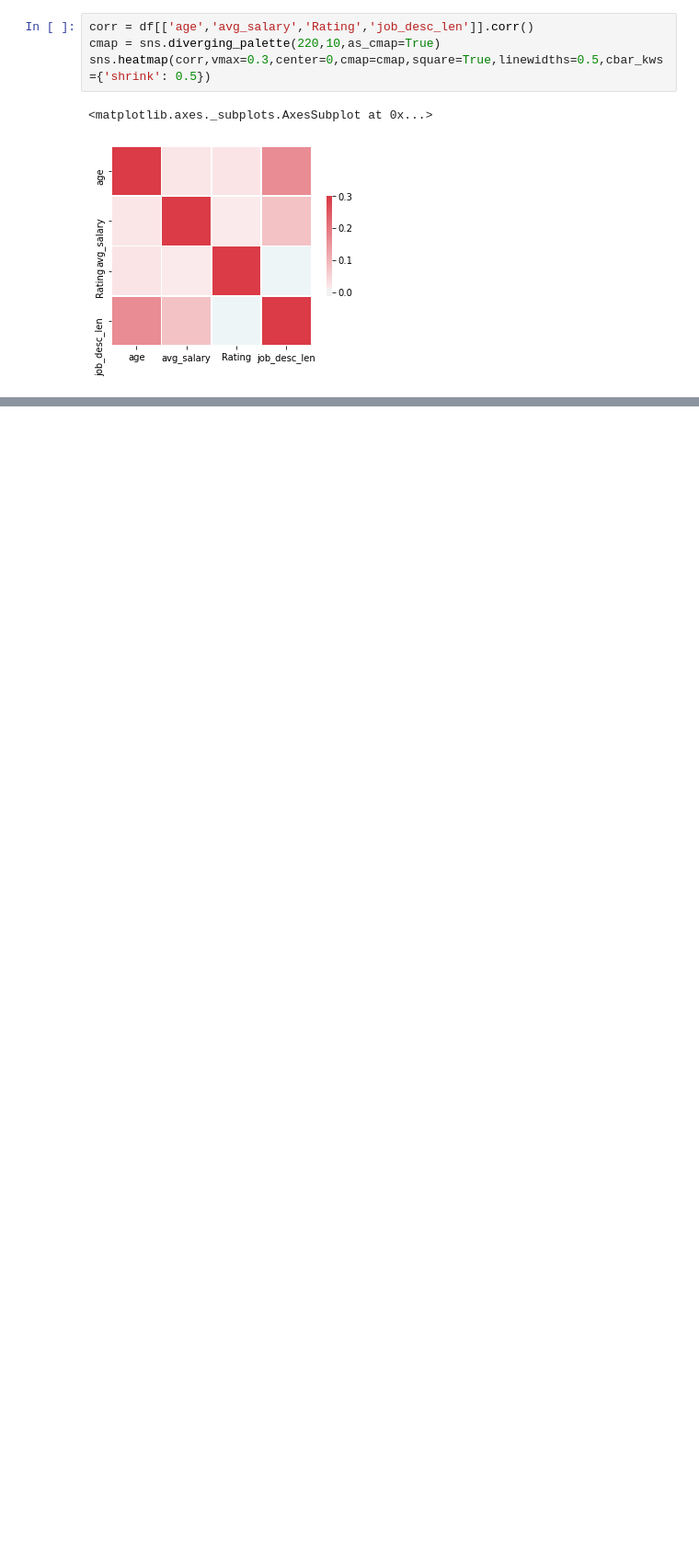
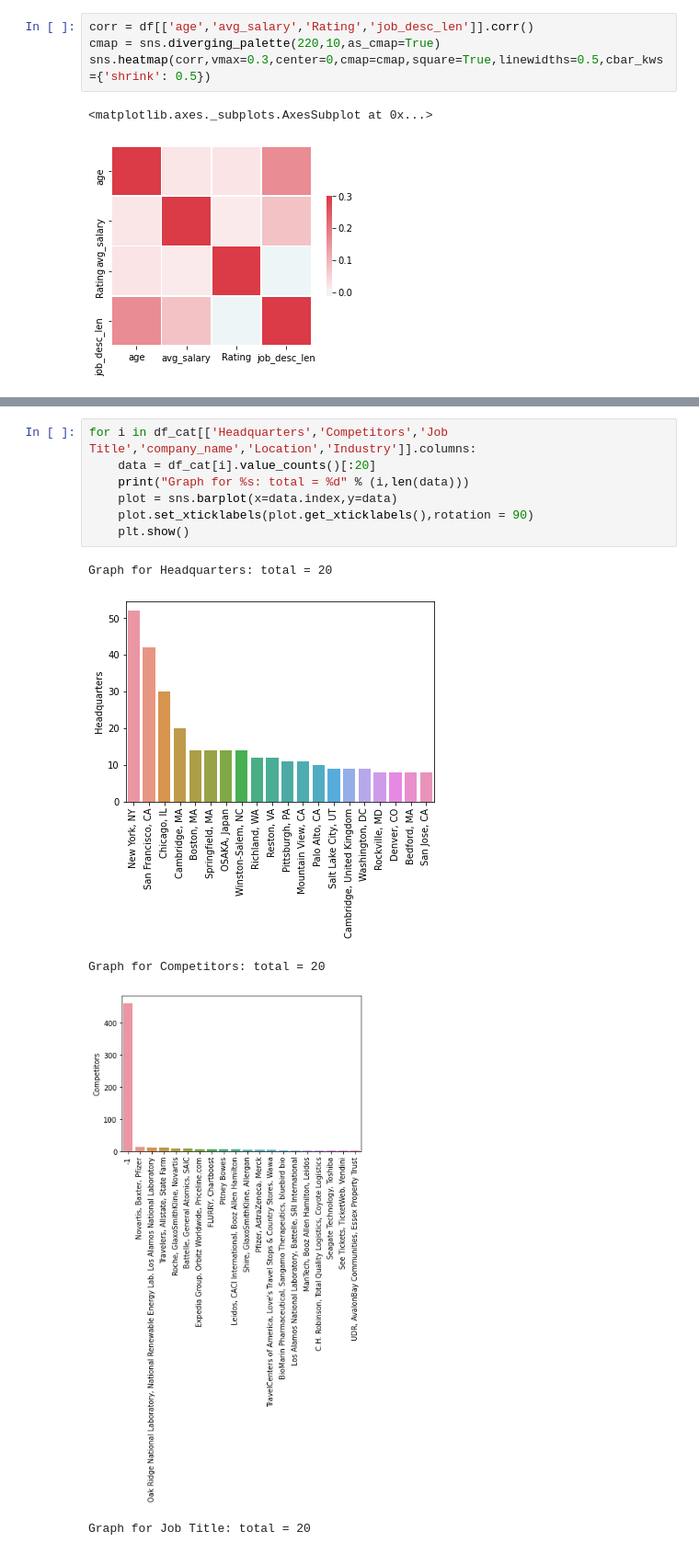
Before and after one commit to AhmadAbdElhameed/ds_salary_project, a Jupyter notebook: Data Cleaning.ipynb, the cells around one changed output, grey strips where cells are left out. Shown at 92% size. Saved outputs shown, nothing was run; the diff lists cells and outputs as text; blank space fills up the shorter version.

```diff
--- a/Data Cleaning.ipynb
+++ b/Data Cleaning.ipynb
@@ -494,0 +613,13 @@ sns.heatmap(corr,vmax=0.3,center=0,cmap=cmap,square=True,linewidths=0.5,cbar_kws
+# %%
+for i in df_cat[['Headquarters','Competitors','Job Title','company_name','Location','Industry']].columns:
+    data = df_cat[i].value_counts()[:20]
+    print("Graph for %s: total = %d" % (i,len(data)))
+    plot = sns.barplot(x=data.index,y=data)
+    plot.set_xticklabels(plot.get_xticklabels(),rotation = 90)
+    plt.show()
+# %% [output]
+Graph for Headquarters: total = 20
+[figure, added]
+Graph for Competitors: total = 20
+[figure, added]
+Graph for Job Title: total = 20
```
Also changed, not shown: parts of 40 cells of this notebook, 2 other files.
